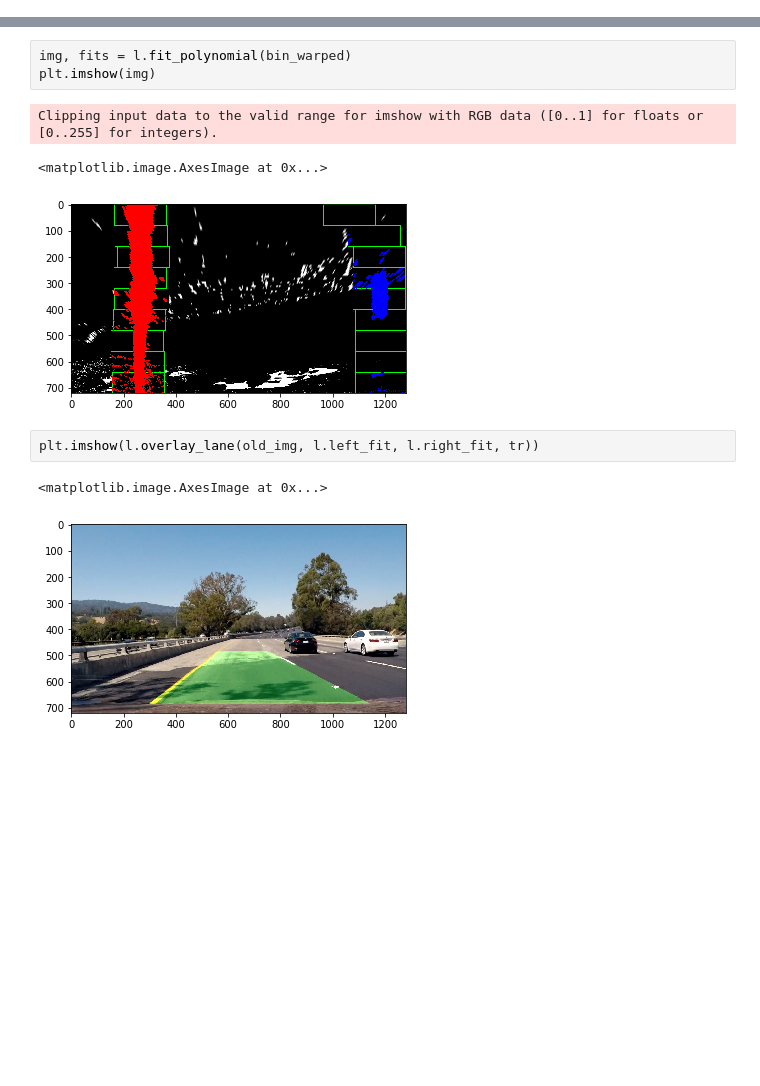
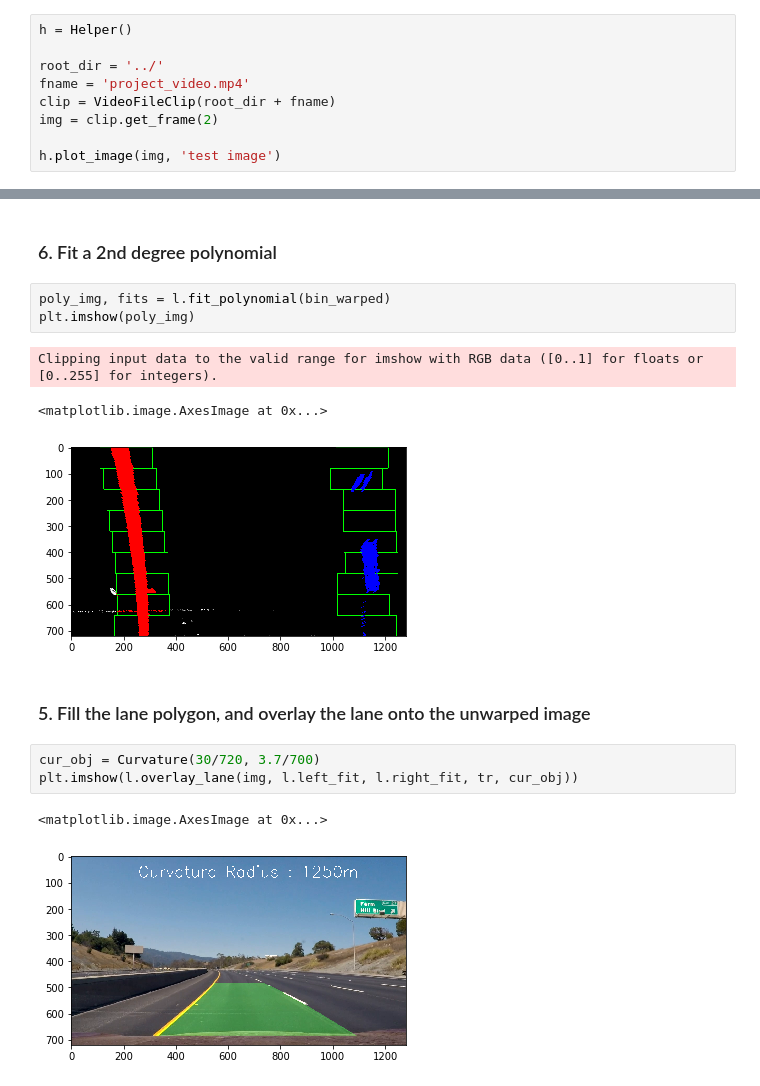
Before and after one commit to karthikbmk/SDCND, a Jupyter notebook: Advanced_Lane_Finding_Project/CarND-Advanced-Lane-Lines/code/pipeline.ipynb, the cells around one changed output, grey strips where cells are left out. Cells and saved outputs as stored; diff of their text form; blank space fills up the shorter version.

Commit message:
Project Complete !

```diff
--- a/Advanced_Lane_Finding_Project/CarND-Advanced-Lane-Lines/code/pipeline.ipynb
+++ b/Advanced_Lane_Finding_Project/CarND-Advanced-Lane-Lines/code/pipeline.ipynb
@@ -17,0 +17,9 @@ h.plot_image(old_img, 'test image')
+# %%
+h = Helper()
+
+root_dir = '../'
+fname = 'project_video.mp4'
+clip = VideoFileClip(root_dir + fname)
+img = clip.get_frame(2)
+
+h.plot_image(img, 'test image')
@@ -66,12 +85,17 @@ histogram.shape
+# %% [markdown]
+### 6. Fit a 2nd degree polynomial
 # %%
-img, fits = l.fit_polynomial(bin_warped)
-plt.imshow(img)
+poly_img, fits = l.fit_polynomial(bin_warped)
+plt.imshow(poly_img)
 # %% [output]
 Clipping input data to the valid range for imshow with RGB data ([0..1] for floats or [0..255] for integers).
 <matplotlib.image.AxesImage at 0x...>
-[figure, old version]
+[figure, new version]
+# %% [markdown]
+### 5. Fill the lane polygon, and overlay the lane onto the unwarped image
 # %%
-plt.imshow(l.overlay_lane(old_img, l.left_fit, l.right_fit, tr))
+cur_obj = Curvature(30/720, 3.7/700)
+plt.imshow(l.overlay_lane(img, l.left_fit, l.right_fit, tr, cur_obj))
 # %% [output]
 <matplotlib.image.AxesImage at 0x...>
-[figure, old version]
+[figure, new version]
```
Also changed, not shown: parts of 19 cells of this notebook, 3 other files.
